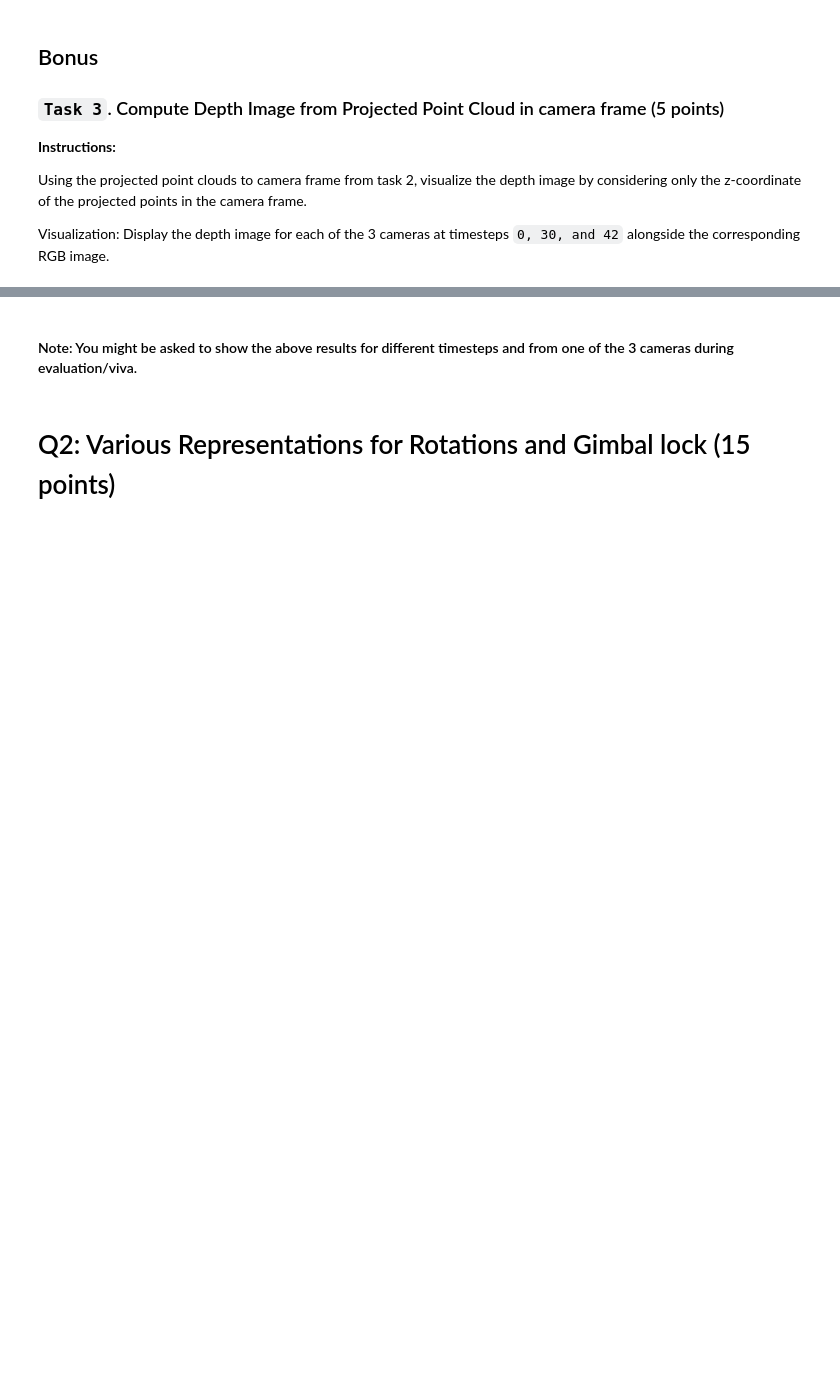
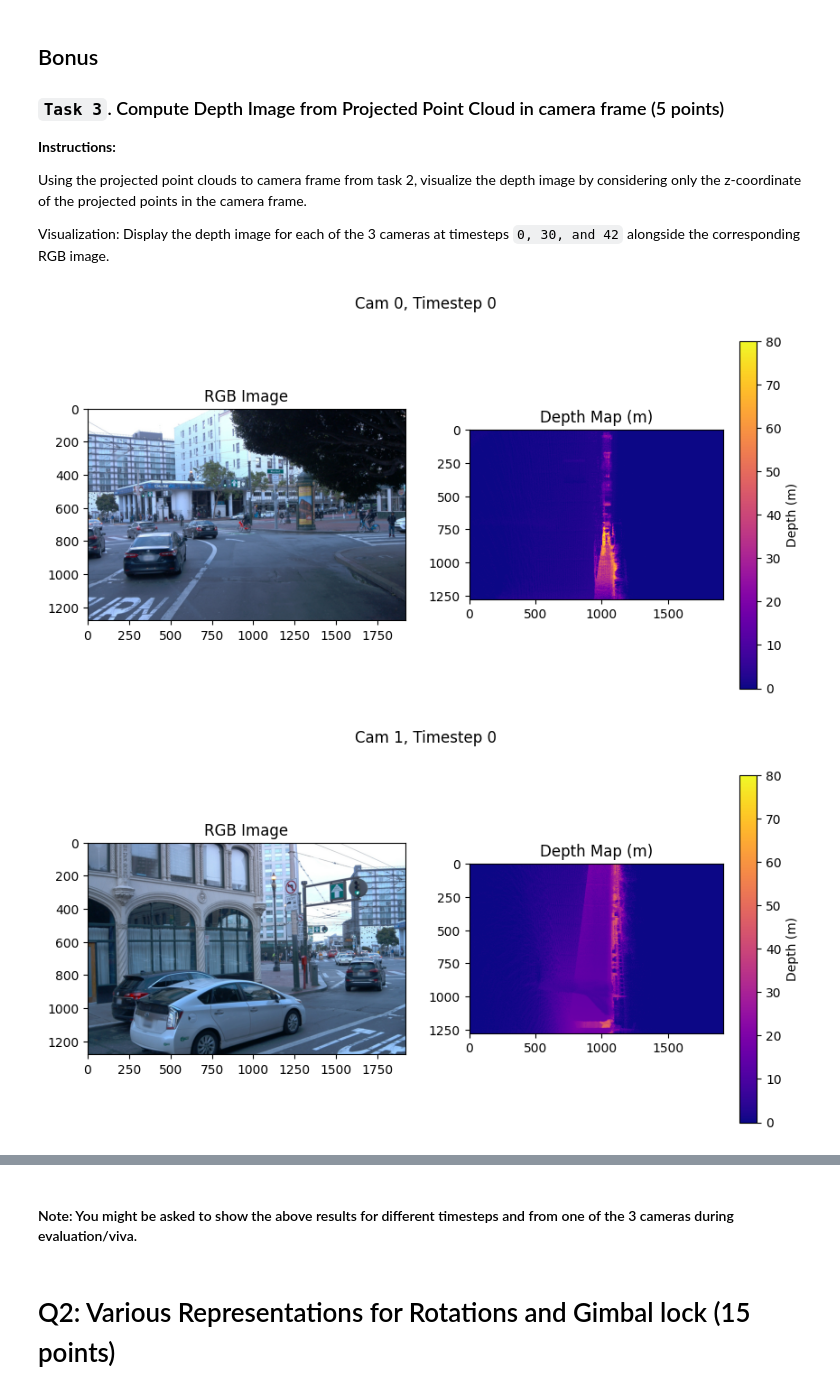
Before and after one commit to mananchichra/ML_DL, a Jupyter notebook: MR25_Assignment_1.ipynb, the cells around one changed output, grey strips where cells are left out. Cells and saved outputs as stored; diff of their text form; code cells hidden in the pictures; blank space fills up the shorter version.

```diff
--- a/MR25_Assignment_1.ipynb
+++ b/MR25_Assignment_1.ipynb
@@ -360,0 +401,29 @@ Visualization: Display the depth image for each of the 3 cameras at timesteps `0
+# %%
+##############################################################################
+# TODO: TASK 3
+##############################################################################
+import matplotlib.pyplot as plt
+
+timesteps = [0, 30, 42]
+cameras = [0, 1, 2]
+points_global = np.load("concat_points.npy")
+base_dir = "../080_MR/"
+for t in timesteps:
+    ego2world_t = load_matrix(f"{base_dir}ego2world/{t:03d}.txt")
+
+    for cam in cameras:
+        cam2ego = load_matrix(f"{base_dir}cam2ego/{cam}.txt")
+        K = load_intrinsics(f"{base_dir}intrinsics/{cam}.txt")
+        img = cv2.imread(f"{base_dir}images/{t:03d}_{cam}.jpg")
+
+        # Transform LiDAR → Ego → Camera(OpenCV)
+        world2ego = np.linalg.inv(ego2world_t)
+        points_ego = transform_points(points_global, world2ego)
+        ego2cam = np.linalg.inv(cam2ego)
+        points_cam = transform_points(points_ego, ego2cam)
+        points_cv = waymo_to_opencv(points_cam)
+
+        visualize_depth(points_cv, K, img, f"Cam {cam}, Timestep {t}")
+# %% [output]
+[figure, added]
+[figure, added]
```
Also changed, not shown: parts of 12 cells of this notebook.
